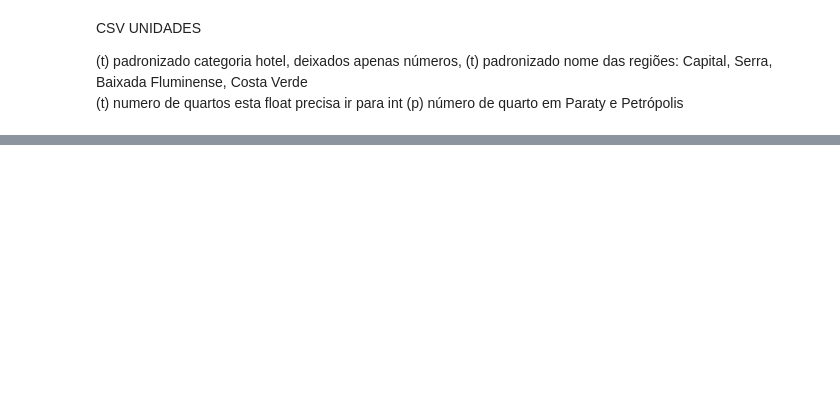
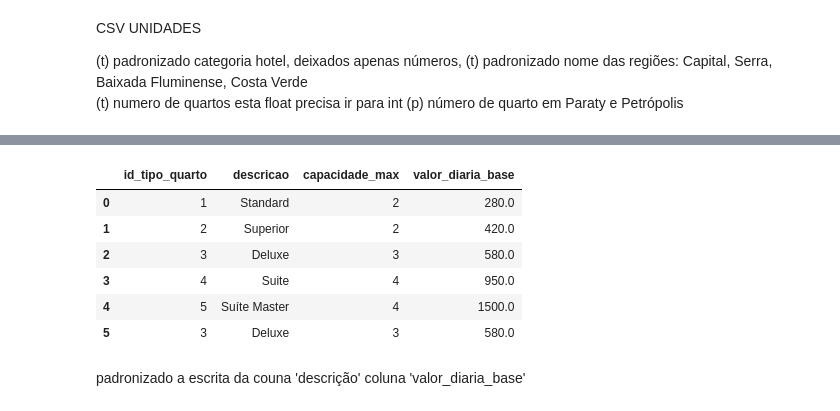
Before and after one commit to CarlosEduardoRodrigues7/Narahotel, a Jupyter notebook: narahotel.ipynb, the cells around one changed output, grey strips where cells are left out. Saved outputs shown, nothing was run; the diff lists cells and outputs as text; code cells hidden in the pictures; blank space fills up the shorter version.

```diff
--- a/narahotel.ipynb
+++ b/narahotel.ipynb
@@ -200,0 +304,9 @@ CSV UNIDADES
+# %%
+df_tipo['valor_diaria_base'] = (
+df_tipo['valor_diaria_base']
+.str.replace('R$', '', regex=False)
+.str.replace(' ', '', regex=False)
+.str.replace('.', '', regex=False) # remove separador de milhar
+.str.replace(',', '.', regex=False)
+.astype(float)
+)
@@ -200,0 +315,13 @@ CSV UNIDADES
+# %%
+df_tipo
+# %% [output]
+|  | id_tipo_quarto | descricao | capacidade_max | valor_diaria_base |
+| 0 | 1 | Standard | 2 | 280.0 |
+| 1 | 2 | Superior | 2 | 420.0 |
+| 2 | 3 | Deluxe | 3 | 580.0 |
+| 3 | 4 | Suite | 4 | 950.0 |
+| 4 | 5 | Suíte Master | 4 | 1500.0 |
+| 5 | 3 | Deluxe | 3 | 580.0 |
+# %% [markdown]
+padronizado a escrita da couna 'descrição'
+coluna 'valor_diaria_base'
```
Also changed, not shown: parts of 14 cells of this notebook.
